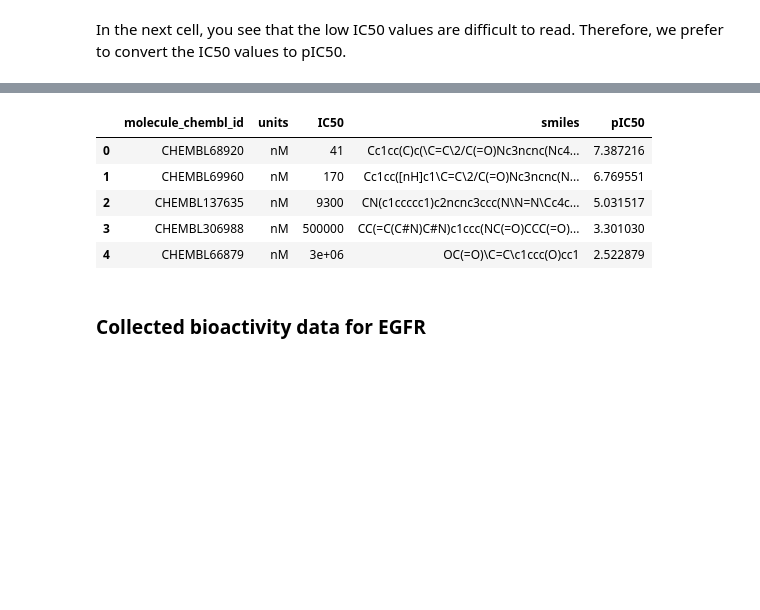
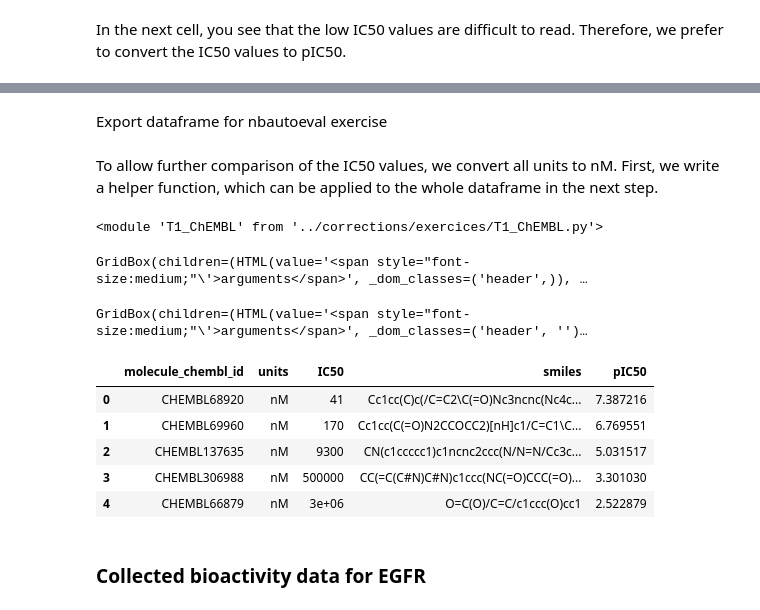
Before and after one commit to ICOA-SBC/GSON-cheminformatics, a Jupyter notebook: cours_2/T1_ChEMBL.ipynb, the cells around one changed output, grey strips where cells are left out. Drawn from its saved outputs; the diff is of its cells as text; code cells hidden in the pictures; blank space fills up the shorter version.

Commit message:
Add exercises in T1_ChEMBL

```diff
--- a/cours_2/T1_ChEMBL.ipynb
+++ b/cours_2/T1_ChEMBL.ipynb
@@ -435,3 +469,5 @@ print(ic50.head(10))
 8        125.0
 9      35000.0
 Name: IC50, dtype: float64
+# %% [markdown]
+Export dataframe for nbautoeval exercise
@@ -437,0 +480,7 @@ Name: IC50, dtype: float64
+# %% [markdown]
+To allow further comparison of the IC50 values, we convert all units to nM. First, we write a helper function, which can be applied to the whole dataframe in the next step.
+# %%
+import sys, importlib
+importlib.reload(sys.modules['T1_ChEMBL'])
+# %% [output]
+<module 'T1_ChEMBL' from '../corrections/exercices/T1_ChEMBL.py'>
@@ -438,21 +489,33 @@ Name: IC50, dtype: float64
+# %%
+exo_calc_pIC50.example()
+# %% [output]
+GridBox(children=(HTML(value='<span style="font-size:medium;"\'>arguments</span>', _dom_classes=('header',)), …
 # %%
-# Convert IC50 to pIC50 and add pIC50 column:
-def calc_pIC50(IC50):
-    IC50 = float(IC50) # IC50 comes as a string, it must be converted to float to calculate pIC50
-    pIC50= 9 - math.log10(IC50) # pIC50=-log10(IC50 mol/l) --> for nM: -log10(IC50*10**-9)= 9-log10(IC50)
-    if pIC50 < 0:
-        print(f"Negative pIC50 value for {IC50}")
-    return pIC50
-
-output_df['pIC50'] = output_df['IC50'].apply(calc_pIC50)
-output_df.head()
+def calc_pIC50(df):
+    LIC50 = list(df['IC50'])
+    LpIC50 = []
+    for IC50 in LIC50:
+        IC50 = float(IC50)  # IC50 comes as a string, it must be converted to float to calculate pIC50
+        pIC50 = 9 - math.log10(IC50)  # pIC50=-log10(IC50 mol/l) --> for nM: -log10(IC50*10**-9)= 9-log10(IC50)
+        if pIC50 < 0:
+            print(f"Negative pIC50 value for {IC50}")
+        LpIC50.append(pIC50)
+    df['pIC50'] = LpIC50
+    return df
-# %% [output]
-|  | molecule_chembl_id | units | IC50 | smiles | pIC50 |
-| 0 | CHEMBL68920 | nM | 41 | Cc1cc(C)c(\C=C\2/C(=O)Nc3ncnc(Nc4... | 7.387216 |
-| 1 | CHEMBL69960 | nM | 170 | Cc1cc([nH]c1\C=C\2/C(=O)Nc3ncnc(N... | 6.769551 |
-| 2 | CHEMBL137635 | nM | 9300 | CN(c1ccccc1)c2ncnc3ccc(N\N=N\Cc4c... | 5.031517 |
-| 3 | CHEMBL306988 | nM | 500000 | CC(=C(C#N)C#N)c1ccc(NC(=O)CCC(=O)... | 3.301030 |
-| 4 | CHEMBL66879 | nM | 3e+06 | OC(=O)\C=C\c1ccc(O)cc1 | 2.522879 |
+# %%
+exo_calc_pIC50.correction(calc_pIC50)
+# %% [output]
+GridBox(children=(HTML(value='<span style="font-size:medium;"\'>arguments</span>', _dom_classes=('header', '')…
+# %%
+output_df = calc_pIC50(output_df)
+output_df.head()
+# %% [output]
+|  | molecule_chembl_id | units | IC50 | smiles | pIC50 |
+| 0 | CHEMBL68920 | nM | 41 | Cc1cc(C)c(/C=C2\C(=O)Nc3ncnc(Nc4c... | 7.387216 |
+| 1 | CHEMBL69960 | nM | 170 | Cc1cc(C(=O)N2CCOCC2)[nH]c1/C=C1\C... | 6.769551 |
+| 2 | CHEMBL137635 | nM | 9300 | CN(c1ccccc1)c1ncnc2ccc(N/N=N/Cc3c... | 5.031517 |
+| 3 | CHEMBL306988 | nM | 500000 | CC(=C(C#N)C#N)c1ccc(NC(=O)CCC(=O)... | 3.301030 |
+| 4 | CHEMBL66879 | nM | 3e+06 | O=C(O)/C=C/c1ccc(O)cc1 | 2.522879 |
 # %% [markdown]
 ### Collected bioactivity data for EGFR
 # %% [markdown]
```
Also changed, not shown: parts of 25 cells of this notebook, 3 other files.
